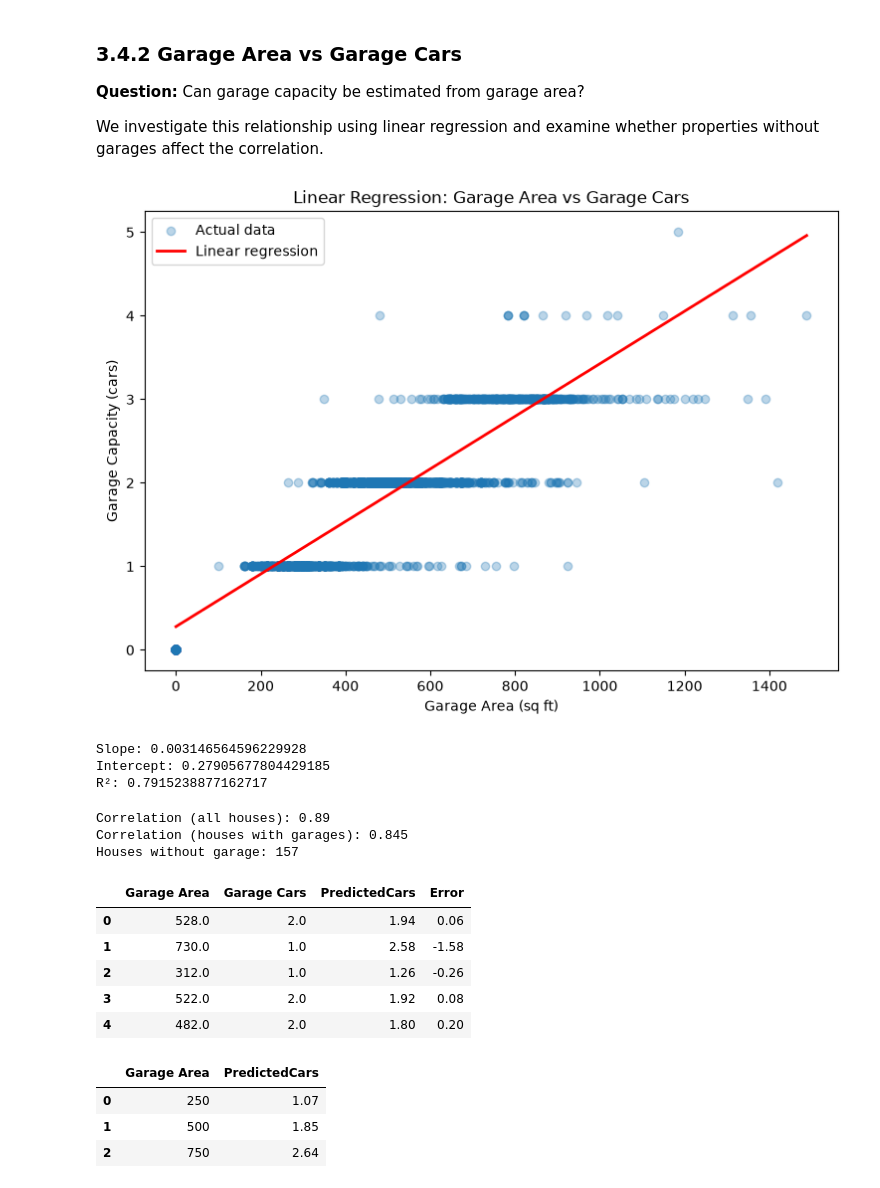
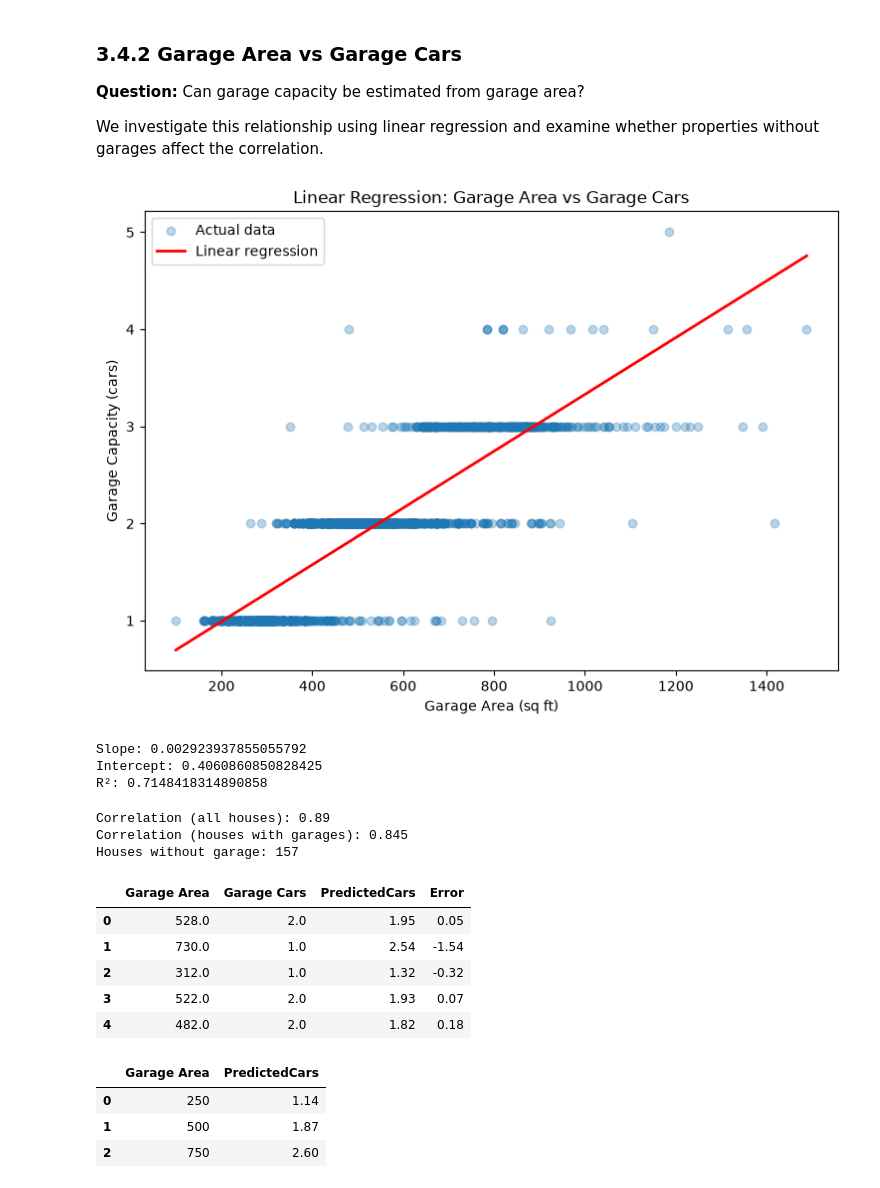
Before and after one commit to viragdiana/ML, a Jupyter notebook: lab-1-ina.ipynb, the cells around one changed output. Drawn from its saved outputs; the diff is of its cells as text; code cells hidden in the pictures.

```diff
--- a/lab-1-ina.ipynb
+++ b/lab-1-ina.ipynb
@@ -422,40 +503,43 @@ We investigate this relationship using linear regression
 and examine whether properties without garages affect the correlation.
 # %%
 # Select data for the second regression
-garage_data = housing[["Garage Area", "Garage Cars"]].dropna()
+garage_all = housing[["Garage Area", "Garage Cars"]].dropna()
+
+# Houses without a garage (Area = 0, Cars = 0) mean "no garage", not "garage of size 0"
+garage_data = garage_all[garage_all["Garage Area"] > 0]
 
 X2 = garage_data[["Garage Area"]]
 y2 = garage_data["Garage Cars"]
 
 # Train the model
 model2 = LinearRegression()
 model2.fit(X2, y2)
 
 # Generate the regression line
 x_line2 = np.linspace(X2.min().iloc[0], X2.max().iloc[0], 100)
 line_data2 = pd.DataFrame({"Garage Area": x_line2})
 y_line2 = model2.predict(line_data2)
 
 # Visualize
 plt.figure(figsize=(9, 6))
 
 plt.scatter(X2["Garage Area"], y2, alpha=0.3, label="Actual data")
 plt.plot(x_line2, y_line2, color="red",
          linewidth=2, label="Linear regression")
 
 plt.xlabel("Garage Area (sq ft)")
 plt.ylabel("Garage Capacity (cars)")
 plt.title("Linear Regression: Garage Area vs Garage Cars")
 plt.legend()
 plt.show()
 
 print("Slope:", model2.coef_[0])
 print("Intercept:", model2.intercept_)
 print("R²:", model2.score(X2, y2))
 # %% [output]
-[figure, old version]
+[figure, new version]
-Slope: 0.003146564596229928
-Intercept: 0.27905677804429185
-R²: 0.7915238877162717
+Slope: 0.002923937855055792
+Intercept: 0.4060860850828425
+R²: 0.7148418314890858
 # %%
 # Check whether houses without garages affect the correlation
@@ -487,11 +571,11 @@ garage_sample["Error"] = (
 display(garage_sample.round(2))
 # %% [output]
 |  | Garage Area | Garage Cars | PredictedCars | Error |
-| 0 | 528.0 | 2.0 | 1.94 | 0.06 |
-| 1 | 730.0 | 1.0 | 2.58 | -1.58 |
-| 2 | 312.0 | 1.0 | 1.26 | -0.26 |
-| 3 | 522.0 | 2.0 | 1.92 | 0.08 |
-| 4 | 482.0 | 2.0 | 1.80 | 0.20 |
+| 0 | 528.0 | 2.0 | 1.95 | 0.05 |
+| 1 | 730.0 | 1.0 | 2.54 | -1.54 |
+| 2 | 312.0 | 1.0 | 1.32 | -0.32 |
+| 3 | 522.0 | 2.0 | 1.93 | 0.07 |
+| 4 | 482.0 | 2.0 | 1.82 | 0.18 |
 # %%
 # Predict capacity for new hypothetical garages
 new_garages = pd.DataFrame({
@@ -503,9 +587,9 @@ new_garages["PredictedCars"] = model2.predict(new_garages)
 display(new_garages.round(2))
 # %% [output]
 |  | Garage Area | PredictedCars |
-| 0 | 250 | 1.07 |
-| 1 | 500 | 1.85 |
-| 2 | 750 | 2.64 |
+| 0 | 250 | 1.14 |
+| 1 | 500 | 1.87 |
+| 2 | 750 | 2.60 |
 # %% [markdown]
 **Interpretation**
 
```
Also changed, not shown: parts of 15 cells of this notebook.
